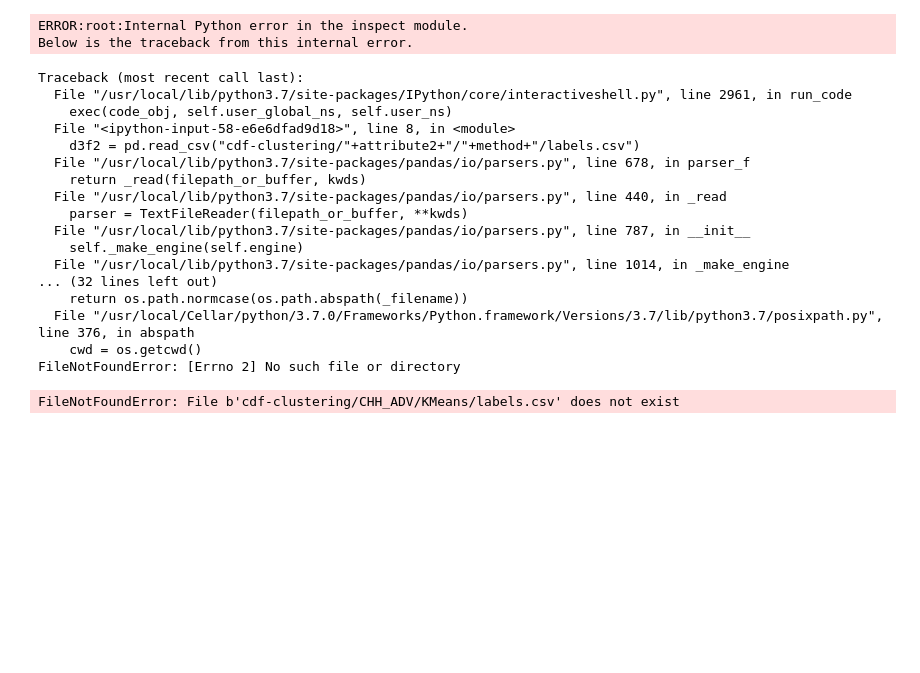
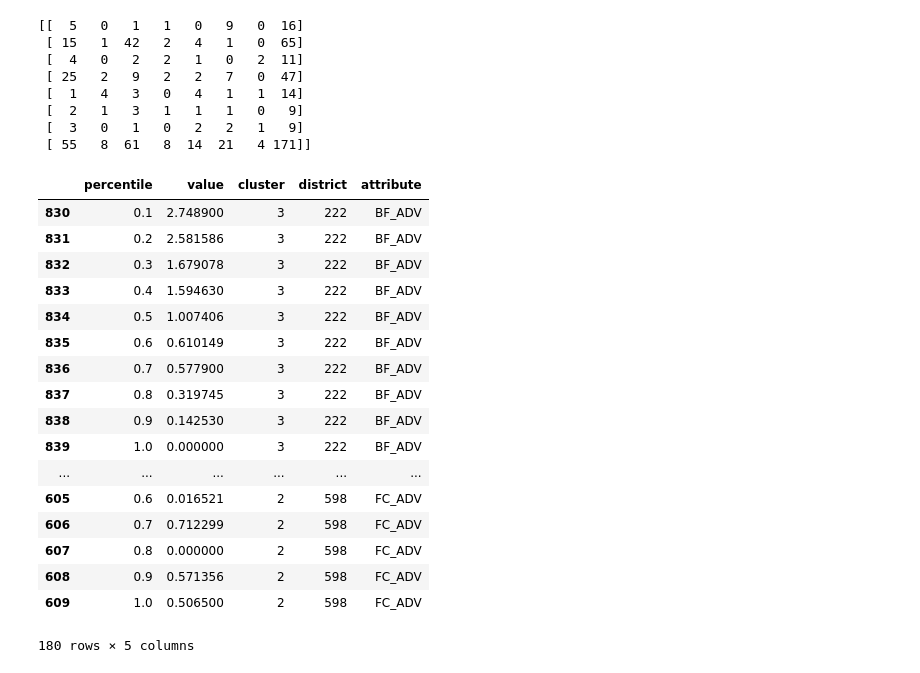
Before and after one commit to sansiddhjain/MTP-spatial-analysis, a Jupyter notebook: confusion-matrix-analysis.ipynb, the cells around one changed output. Drawn from its saved outputs; the diff is of its cells as text; code cells hidden in the pictures; blank space fills up the shorter version.

```diff
--- a/confusion-matrix-analysis.ipynb
+++ b/confusion-matrix-analysis.ipynb
@@ -11,15 +10,15 @@ ls: .: No such file or directory
 # %%
 attribute1 = "BF_ADV"
-attribute2 = "CHH_ADV"
+attribute2 = "FC_ADV"
 
 method_dict = {0 : "KMeans", 1 : "Agglo"}
 
 method = method_dict[0]
 
-d3f2 = pd.read_csv("cdf-clustering/"+attribute2+"/"+method+"/labels.csv")
+# d3f2 = pd.read_csv("temp/cdf-clustering/"+attribute2+"/"+method+"/labels.csv")
 
-# df1 = pd.read_csv("pdf-clustering/"+attribute1+"/"+method+"/labels.csv")
-# df2 = pd.read_csv("pdf-clustering/"+attribute2+"/"+method+"/labels.csv")
+df1 = pd.read_csv("temp/cdf-clustering/"+attribute1+"/"+method+"/labels.csv")
+df2 = pd.read_csv("temp/cdf-clustering/"+attribute2+"/"+method+"/labels.csv")
 
 del df1['Unnamed: 0']
 del df2['Unnamed: 0']
@@ -36,25 +35,13 @@ mat
 mat = np.vstack((mat, np.sum(mat, axis = 0)))
 mat = np.hstack((mat, np.sum(mat, axis = 1).reshape(len(np.sum(mat, axis = 1)), 1)))
 print(mat)
-# np.savetxt("confusion-matrix/"+method+"/"+attribute1+"_"+attribute2+".csv", mat, delimiter=", ", fmt="%d")
+np.savetxt("confusion-matrix/"+method+"/"+attribute1+"_"+attribute2+".csv", mat, delimiter=", ", fmt="%d")
 # %% [output]
-ERROR:root:Internal Python error in the inspect module.
-Below is the traceback from this internal error.
+[[  5   0   1   1   0   9   0  16]
+ [ 15   1  42   2   4   1   0  65]
+ [  4   0   2   2   1   0   2  11]
+ [ 25   2   9   2   2   7   0  47]
+ [  1   4   3   0   4   1   1  14]
+ [  2   1   3   1   1   1   0   9]
+ [  3   0   1   0   2   2   1   9]
+ [ 55   8  61   8  14  21   4 171]]
-Traceback (most recent call last):
-  File "/usr/local/lib/python3.7/site-packages/IPython/core/interactiveshell.py", line 2961, in run_code
-    exec(code_obj, self.user_global_ns, self.user_ns)
-  File "<ipython-input-58-e6e6dfad9d18>", line 8, in <module>
-    d3f2 = pd.read_csv("cdf-clustering/"+attribute2+"/"+method+"/labels.csv")
-  File "/usr/local/lib/python3.7/site-packages/pandas/io/parsers.py", line 678, in parser_f
-    return _read(filepath_or_buffer, kwds)
-  File "/usr/local/lib/python3.7/site-packages/pandas/io/parsers.py", line 440, in _read
-    parser = TextFileReader(filepath_or_buffer, **kwds)
-  File "/usr/local/lib/python3.7/site-packages/pandas/io/parsers.py", line 787, in __init__
-    self._make_engine(self.engine)
-  File "/usr/local/lib/python3.7/site-packages/pandas/io/parsers.py", line 1014, in _make_engine
-... (32 lines left out)
-    return os.path.normcase(os.path.abspath(_filename))
-  File "/usr/local/Cellar/python/3.7.0/Frameworks/Python.framework/Versions/3.7/lib/python3.7/posixpath.py", line 376, in abspath
-    cwd = os.getcwd()
-FileNotFoundError: [Errno 2] No such file or directory
-FileNotFoundError: File b'cdf-clustering/CHH_ADV/KMeans/labels.csv' does not exist
@@ -60,0 +64,24 @@ FileNotFoundError: File b'cdf-clustering/CHH_ADV/KMeans/labels.csv' does not exi
+# %%
+df1 = df_bf_sns[df_bf_sns['district'].isin(districts)]
+df2 = df_fc_sns[df_fc_sns['district'].isin(districts)]
+df = df1.append(df2)
+df
+# %% [output]
+|  | percentile | value | cluster | district | attribute |
+| 830 | 0.1 | 2.748900 | 3 | 222 | BF_ADV |
+| 831 | 0.2 | 2.581586 | 3 | 222 | BF_ADV |
+| 832 | 0.3 | 1.679078 | 3 | 222 | BF_ADV |
+| 833 | 0.4 | 1.594630 | 3 | 222 | BF_ADV |
+| 834 | 0.5 | 1.007406 | 3 | 222 | BF_ADV |
+| 835 | 0.6 | 0.610149 | 3 | 222 | BF_ADV |
+| 836 | 0.7 | 0.577900 | 3 | 222 | BF_ADV |
+| 837 | 0.8 | 0.319745 | 3 | 222 | BF_ADV |
+| 838 | 0.9 | 0.142530 | 3 | 222 | BF_ADV |
+| 839 | 1.0 | 0.000000 | 3 | 222 | BF_ADV |
+| ... | ... | ... | ... | ... | ... |
+| 605 | 0.6 | 0.016521 | 2 | 598 | FC_ADV |
+| 606 | 0.7 | 0.712299 | 2 | 598 | FC_ADV |
+| 607 | 0.8 | 0.000000 | 2 | 598 | FC_ADV |
+| 608 | 0.9 | 0.571356 | 2 | 598 | FC_ADV |
+| 609 | 1.0 | 0.506500 | 2 | 598 | FC_ADV |
+180 rows × 5 columns
```
Also changed, not shown: parts of 7 cells of this notebook, 27 other files.
